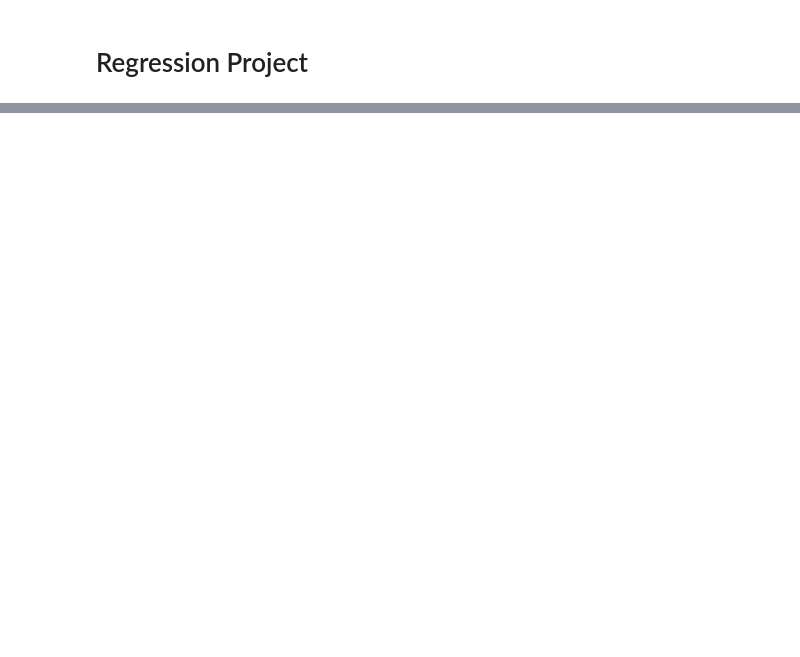
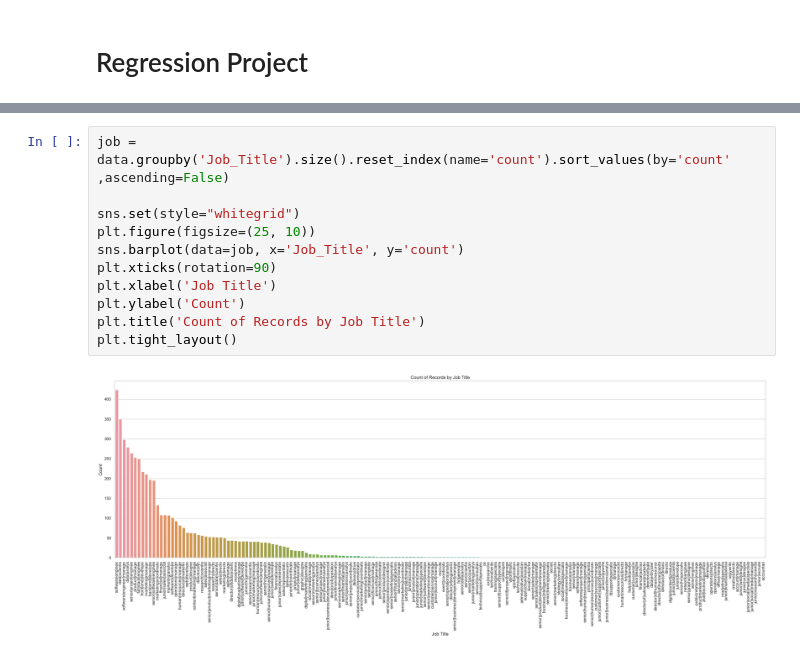
Before and after one commit to Saarle/Regression-Project, a Jupyter notebook: Regression_Project_.ipynb, the cells around one changed output, grey strips where cells are left out. Cells and saved outputs as stored; diff of their text form; blank space fills up the shorter version.

```diff
--- a/Regression_Project_.ipynb
+++ b/Regression_Project_.ipynb
@@ -37,0 +111,13 @@ ParserError: ignored
+# %%
+job = data.groupby('Job_Title').size().reset_index(name='count').sort_values(by='count' ,ascending=False)
+
+sns.set(style="whitegrid")
+plt.figure(figsize=(25, 10))
+sns.barplot(data=job, x='Job_Title', y='count')
+plt.xticks(rotation=90)
+plt.xlabel('Job Title')
+plt.ylabel('Count')
+plt.title('Count of Records by Job Title')
+plt.tight_layout()
+# %% [output]
+[figure, added]
```
Also changed, not shown: parts of 10 cells of this notebook.
